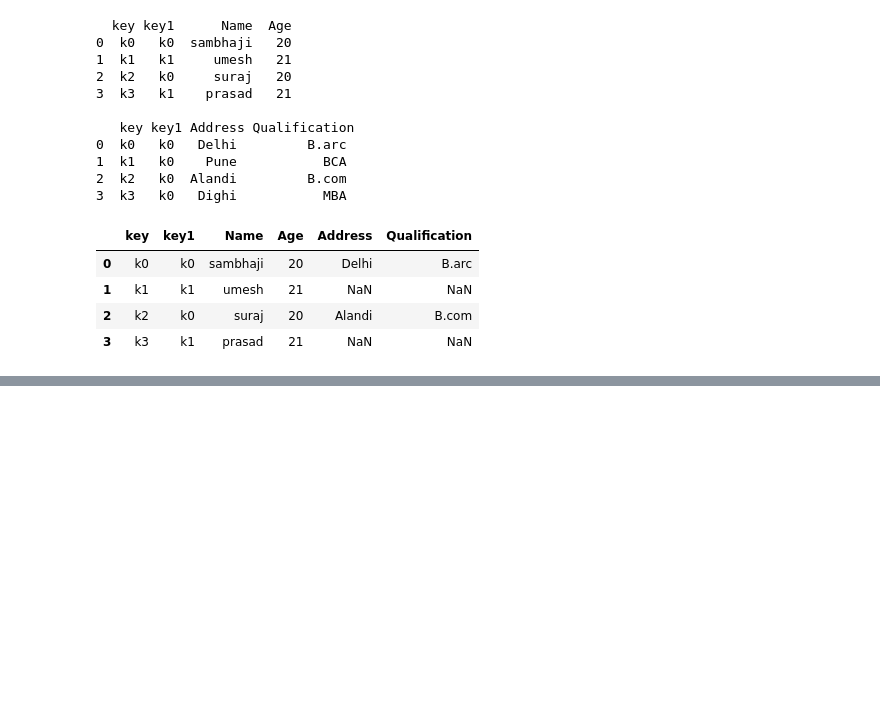
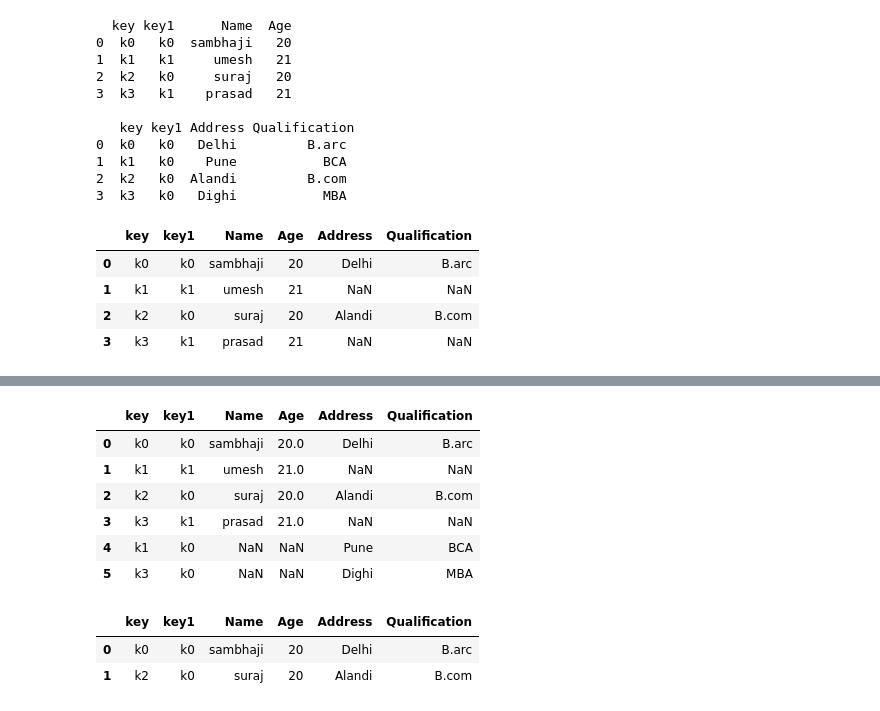
Before and after one commit to Sambhaji6529/Python_Notes, a Jupyter notebook: Pandas_Merging,_Joining,_and_Concatenating.ipynb, the cells around one changed output, grey strips where cells are left out. Cells and saved outputs as stored; diff of their text form; code cells hidden in the pictures; blank space fills up the shorter version.

```diff
--- a/Pandas_Merging,_Joining,_and_Concatenating.ipynb
+++ b/Pandas_Merging,_Joining,_and_Concatenating.ipynb
@@ -414,0 +426,25 @@ res
+# %%
+#Now we set how = 'outer' in order to get union of keys from dataframes.
+
+# getting union  of keys
+res2 = pd.merge(df,df1, how='outer',on=['key','key1'])
+res2
+# %% [output]
+|  | key | key1 | Name | Age | Address | Qualification |
+| 0 | k0 | k0 | sambhaji | 20.0 | Delhi | B.arc |
+| 1 | k1 | k1 | umesh | 21.0 | NaN | NaN |
+| 2 | k2 | k0 | suraj | 20.0 | Alandi | B.com |
+| 3 | k3 | k1 | prasad | 21.0 | NaN | NaN |
+| 4 | k1 | k0 | NaN | NaN | Pune | BCA |
+| 5 | k3 | k0 | NaN | NaN | Dighi | MBA |
+# %%
+#Now we set how = 'inner' in order to get intersection of keys from dataframes.
+
+# getting intersection of keys
+res3 = pd.merge(df, df1, how='inner', on=['key', 'key1'])
+
+res3
+# %% [output]
+|  | key | key1 | Name | Age | Address | Qualification |
+| 0 | k0 | k0 | sambhaji | 20 | Delhi | B.arc |
+| 1 | k2 | k0 | suraj | 20 | Alandi | B.com |
```
Also changed, not shown: parts of 8 cells of this notebook.
